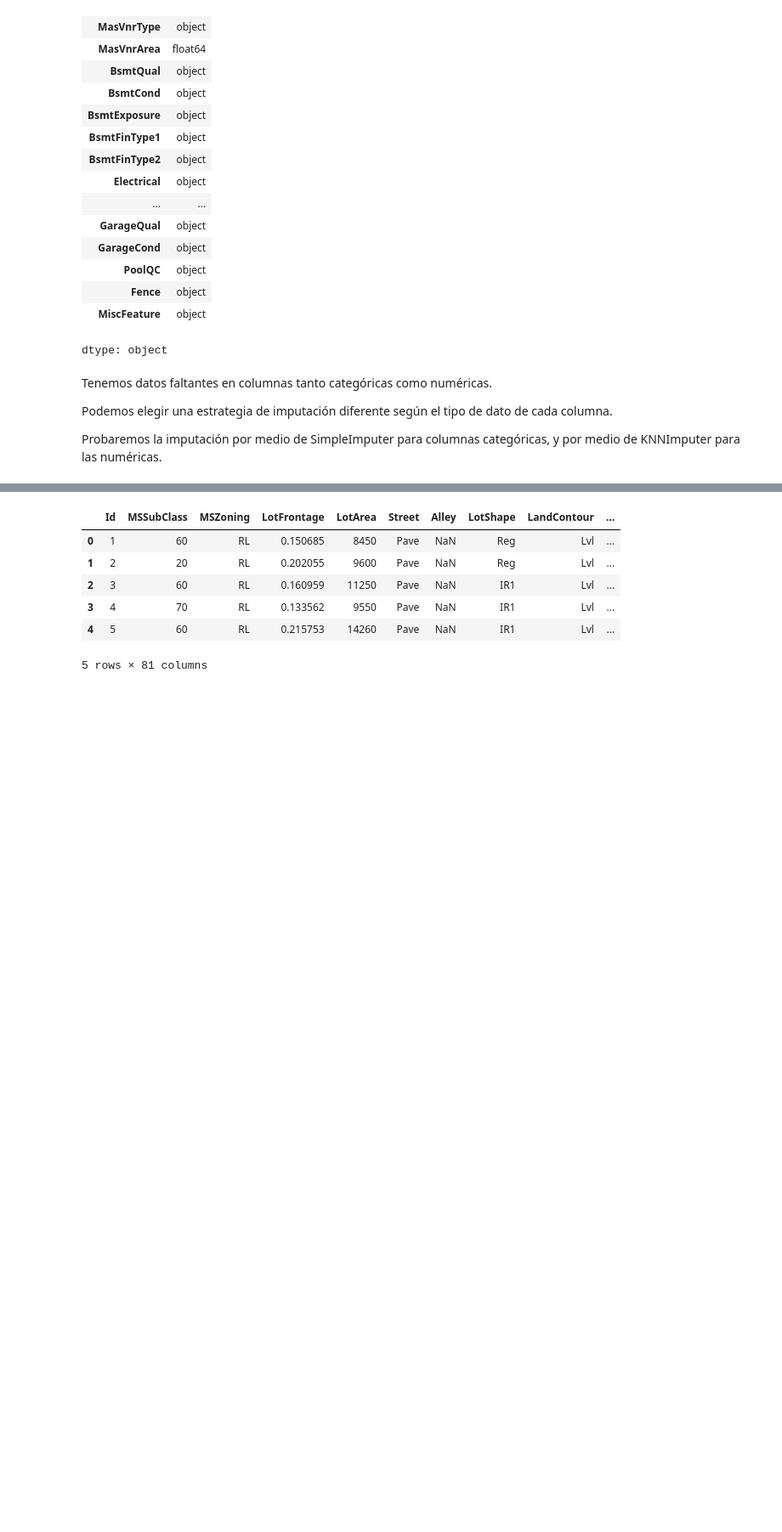
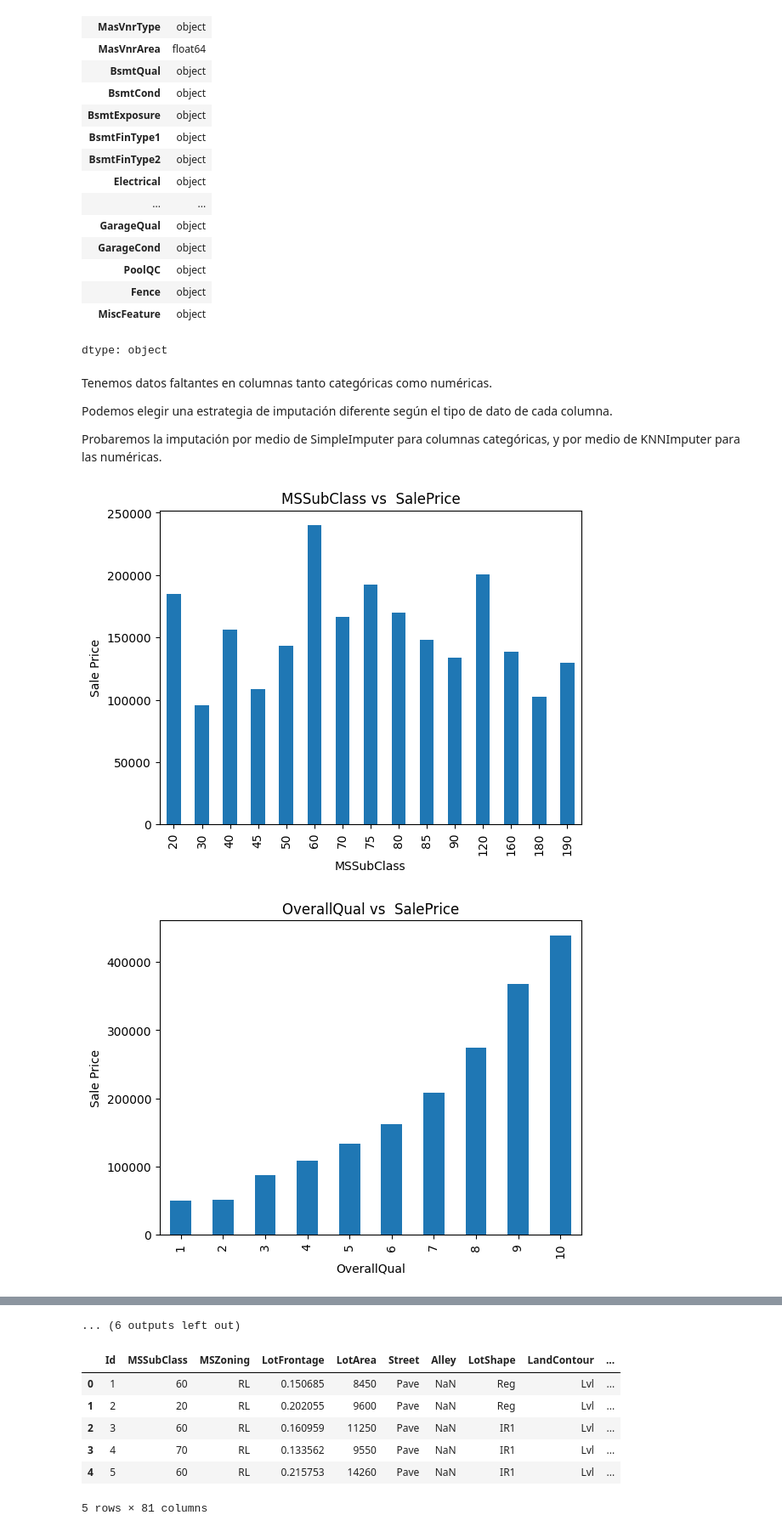
Before and after one commit to sbfanton/python-courses, a Jupyter notebook: otros/machine-learning/kaggle/home-data-for-ml-course/House_Pricing.ipynb, the cells around one changed output, grey strips where cells are left out. Shown at 85% size. Saved outputs shown, nothing was run; the diff lists cells and outputs as text; code cells hidden in the pictures; blank space fills up the shorter version.

```diff
--- a/otros/machine-learning/kaggle/home-data-for-ml-course/House_Pricing.ipynb
+++ b/otros/machine-learning/kaggle/home-data-for-ml-course/House_Pricing.ipynb
@@ -116,3 +121,15 @@ from sklearn.preprocessing import LabelEncoder
 na_num_cols = data[columns_with_na].select_dtypes(include=['number', 'float64', 'int64']).columns.to_list()
 na_cat_cols = data[columns_with_na].select_dtypes(include=['object']).columns.to_list()
 cat_columns = data.select_dtypes(include=['object']).columns.to_list()
+num_columns = data.select_dtypes(include=['number', 'float64', 'int64']).columns.to_list()
+# %%
+for num_col in num_columns:
+  if len(data[num_col].unique())<=25 and num_col != 'SalePrice':
+    data.groupby(num_col)['SalePrice'].mean().plot.bar()
+    plt.xlabel(num_col)
+    plt.ylabel('Sale Price')
+    plt.title(num_col +' vs '+' SalePrice')
+    plt.show()
+# %% [output]
+[figure, added]
+[figure, added]
@@ -119,3 +146,4 @@ cat_columns = data.select_dtypes(include=['object']).columns.to_list()
+... (6 outputs left out)
 # %%
 # Se deben escalar los datos para usar con KNNImputer
 data_scaled = data.copy()
```
Also changed, not shown: parts of 43 cells of this notebook.
